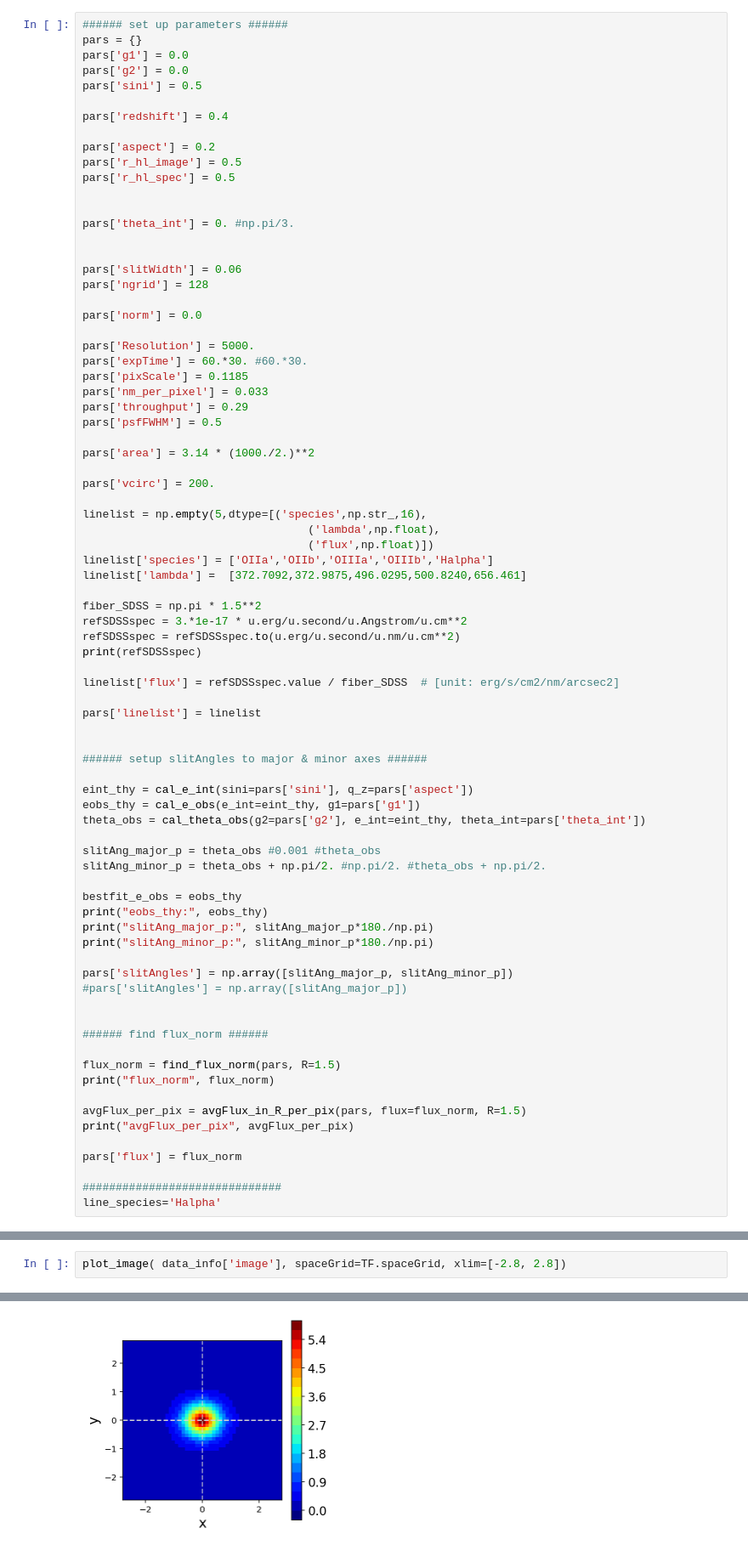
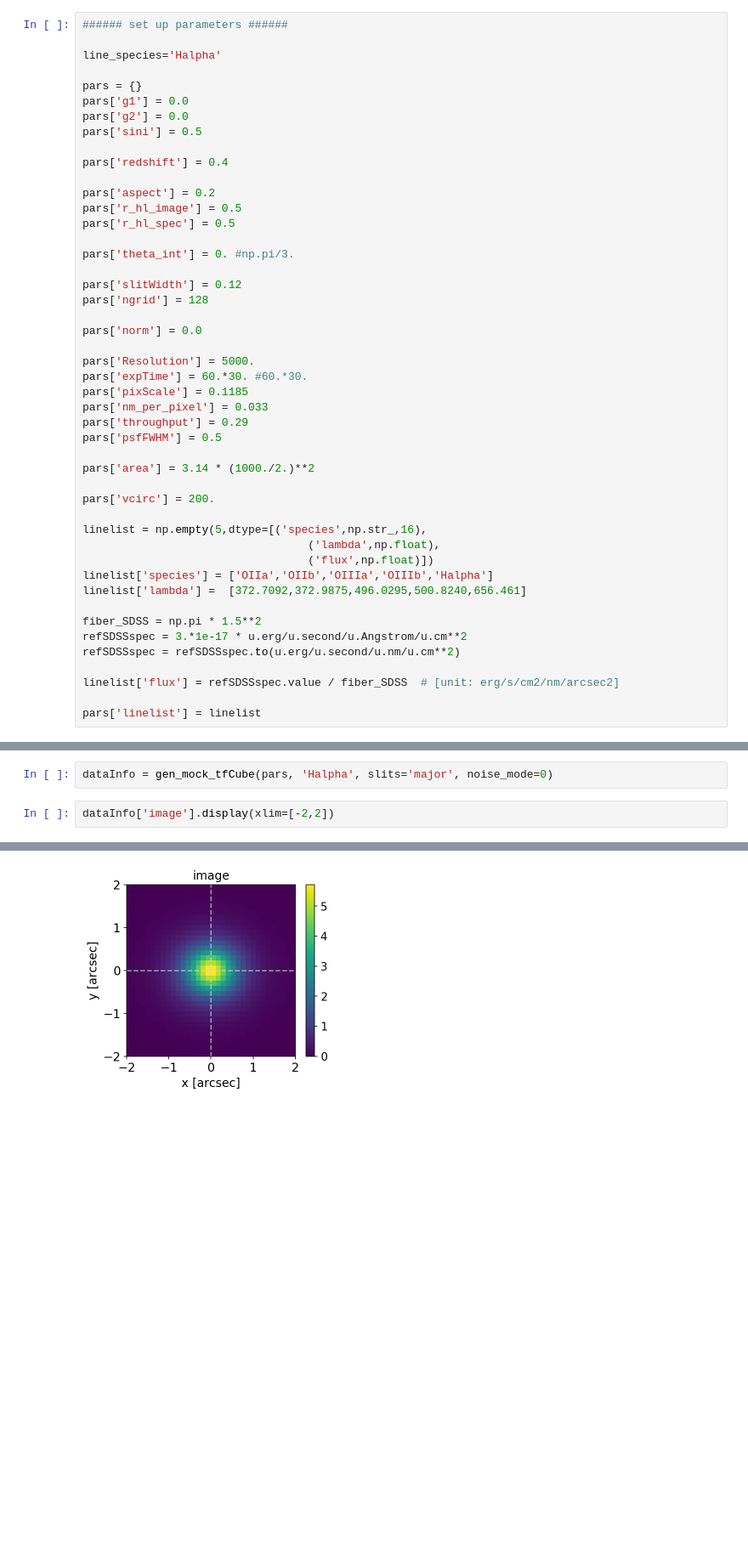
Before and after one commit to KinematicLensing/BinnedFit, a Jupyter notebook: notebook/[demo] ImageFit.ipynb, the cells around one changed output, grey strips where cells are left out. Shown at 85% size. Saved outputs shown, nothing was run; the diff lists cells and outputs as text; blank space fills up the shorter version.

Commit message:
add run_MCMC to ImageFit

```diff
--- a/notebook/[demo] ImageFit.ipynb
+++ b/notebook/[demo] ImageFit.ipynb
@@ -27,6 +28,9 @@ from KLtool import *
 from tfCube2 import GalaxyImage, TFCube
 # %%
 ###### set up parameters ######
+
+line_species='Halpha'
+
 pars = {}
 pars['g1'] = 0.0
 pars['g2'] = 0.0
@@ -38,11 +42,9 @@ pars['aspect'] = 0.2
 pars['r_hl_image'] = 0.5
 pars['r_hl_spec'] = 0.5
 
-
 pars['theta_int'] = 0. #np.pi/3.
 
-
-pars['slitWidth'] = 0.06
+pars['slitWidth'] = 0.12
 pars['ngrid'] = 128
 
 pars['norm'] = 0.0
@@ -67,40 +69,7 @@ linelist['lambda'] =  [372.7092,372.9875,496.0295,500.8240,656.461]
 fiber_SDSS = np.pi * 1.5**2
 refSDSSspec = 3.*1e-17 * u.erg/u.second/u.Angstrom/u.cm**2
 refSDSSspec = refSDSSspec.to(u.erg/u.second/u.nm/u.cm**2)
-print(refSDSSspec)
 
 linelist['flux'] = refSDSSspec.value / fiber_SDSS  # [unit: erg/s/cm2/nm/arcsec2]
 
 pars['linelist'] = linelist
-
-
-###### setup slitAngles to major & minor axes ######
-
-eint_thy = cal_e_int(sini=pars['sini'], q_z=pars['aspect'])
-eobs_thy = cal_e_obs(e_int=eint_thy, g1=pars['g1'])
-theta_obs = cal_theta_obs(g2=pars['g2'], e_int=eint_thy, theta_int=pars['theta_int'])
-
-slitAng_major_p = theta_obs #0.001 #theta_obs
-slitAng_minor_p = theta_obs + np.pi/2. #np.pi/2. #theta_obs + np.pi/2.
-
-bestfit_e_obs = eobs_thy
-print("eobs_thy:", eobs_thy)
-print("slitAng_major_p:", slitAng_major_p*180./np.pi)
-print("slitAng_minor_p:", slitAng_minor_p*180./np.pi)
-
-pars['slitAngles'] = np.array([slitAng_major_p, slitAng_minor_p])
-#pars['slitAngles'] = np.array([slitAng_major_p])
-
-
-###### find flux_norm ######
-
-flux_norm = find_flux_norm(pars, R=1.5)
-print("flux_norm", flux_norm)
-
-avgFlux_per_pix = avgFlux_in_R_per_pix(pars, flux=flux_norm, R=1.5)
-print("avgFlux_per_pix", avgFlux_per_pix)
-
-pars['flux'] = flux_norm
-
-##############################
-line_species='Halpha'
@@ -117,3 +76,5 @@ data_info = TF.gen_mock_data(noise_mode=0)
+# %%
+dataInfo = gen_mock_tfCube(pars, 'Halpha', slits='major', noise_mode=0)
 # %%
-plot_image( data_info['image'], spaceGrid=TF.spaceGrid, xlim=[-2.8, 2.8])
+dataInfo['image'].display(xlim=[-2,2])
 # %% [output]
@@ -120 +83 @@ plot_image( data_info['image'], spaceGrid=TF.spaceGrid, xlim=[-2.8, 2.8])
-[figure, old version]
+[figure, new version]
```
Also changed, not shown: parts of 14 cells of this notebook, 9 other files.
